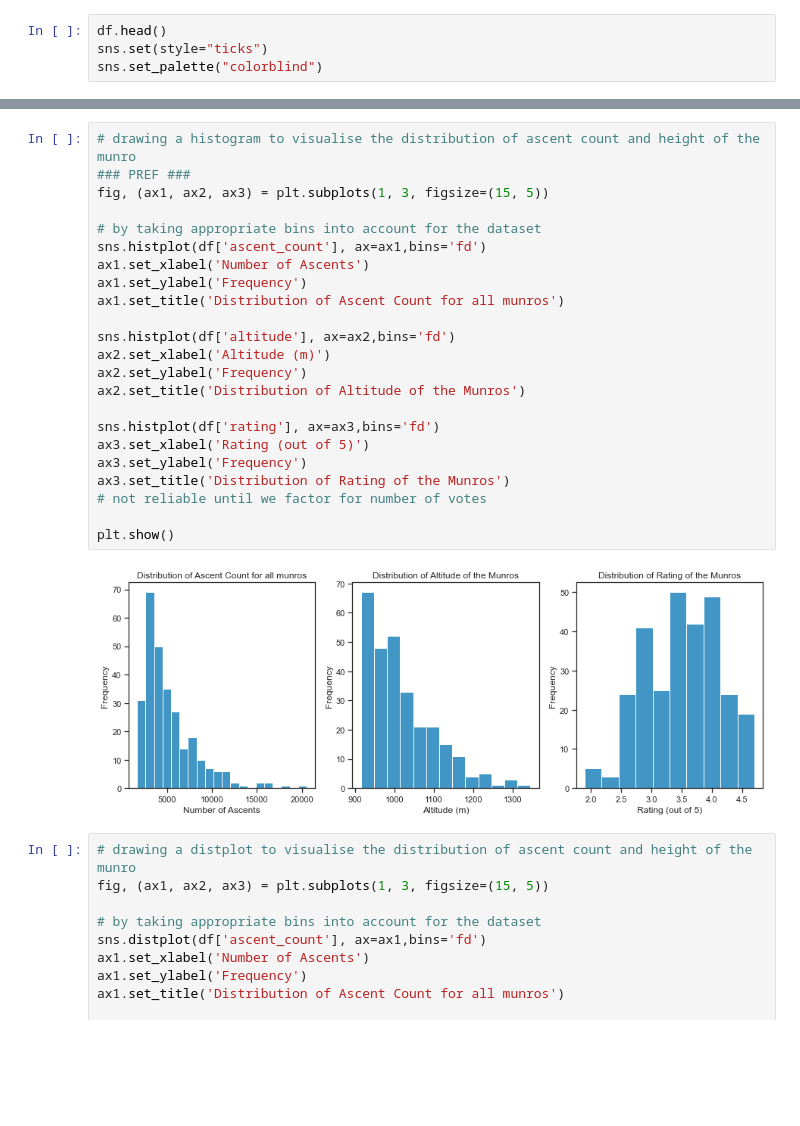
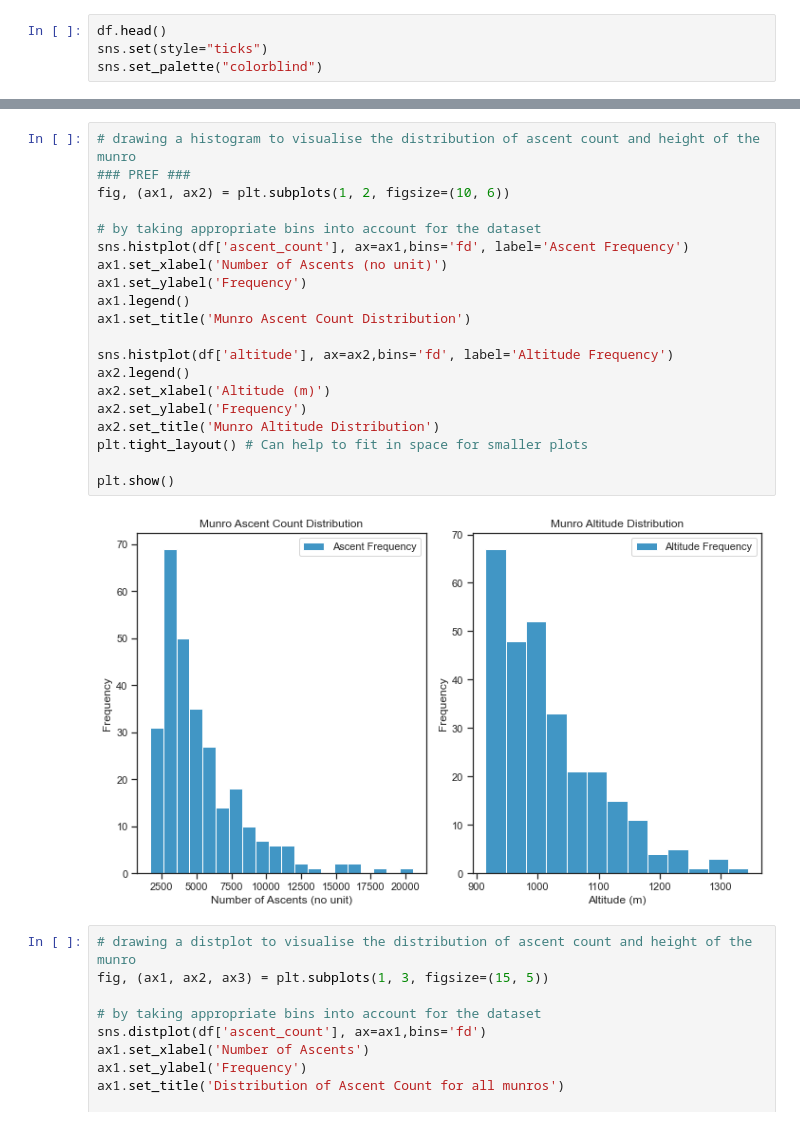
Before and after one commit to filipbalucha/FDS_final_project, a Jupyter notebook: visualization.ipynb, the cells around one changed output, grey strips where cells are left out. Saved outputs shown, nothing was run; the diff lists cells and outputs as text; blank space fills up the shorter version.

Commit message:
improve graphs

```diff
--- a/visualization.ipynb
+++ b/visualization.ipynb
@@ -20,28 +26,25 @@ plt.show()
 # %%
 # drawing a histogram to visualise the distribution of ascent count and height of the munro
 ### PREF ###
-fig, (ax1, ax2, ax3) = plt.subplots(1, 3, figsize=(15, 5))
+fig, (ax1, ax2) = plt.subplots(1, 2, figsize=(10, 6))
 
 # by taking appropriate bins into account for the dataset
-sns.histplot(df['ascent_count'], ax=ax1,bins='fd')
-ax1.set_xlabel('Number of Ascents')
+sns.histplot(df['ascent_count'], ax=ax1,bins='fd', label='Ascent Frequency')
+ax1.set_xlabel('Number of Ascents (no unit)')
 ax1.set_ylabel('Frequency')
-ax1.set_title('Distribution of Ascent Count for all munros')
+ax1.legend()
+ax1.set_title('Munro Ascent Count Distribution')
 
-sns.histplot(df['altitude'], ax=ax2,bins='fd')
+sns.histplot(df['altitude'], ax=ax2,bins='fd', label='Altitude Frequency')
+ax2.legend()
 ax2.set_xlabel('Altitude (m)')
 ax2.set_ylabel('Frequency')
-ax2.set_title('Distribution of Altitude of the Munros')
-
-sns.histplot(df['rating'], ax=ax3,bins='fd')
-ax3.set_xlabel('Rating (out of 5)')
-ax3.set_ylabel('Frequency')
-ax3.set_title('Distribution of Rating of the Munros')
-# not reliable until we factor for number of votes
+ax2.set_title('Munro Altitude Distribution')
+plt.tight_layout() # Can help to fit in space for smaller plots
 
 plt.show()
 # %% [output]
-[figure, old version]
+[figure, new version]
 # %%
 # drawing a distplot to visualise the distribution of ascent count and height of the munro
 fig, (ax1, ax2, ax3) = plt.subplots(1, 3, figsize=(15, 5))
```
Also changed, not shown: parts of 10 cells of this notebook.
